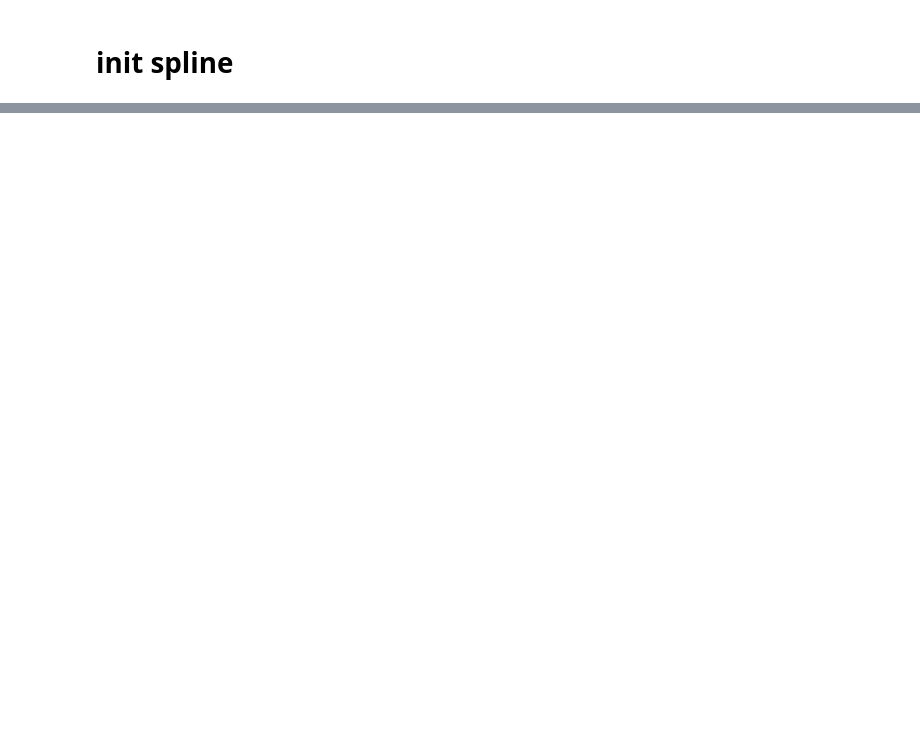
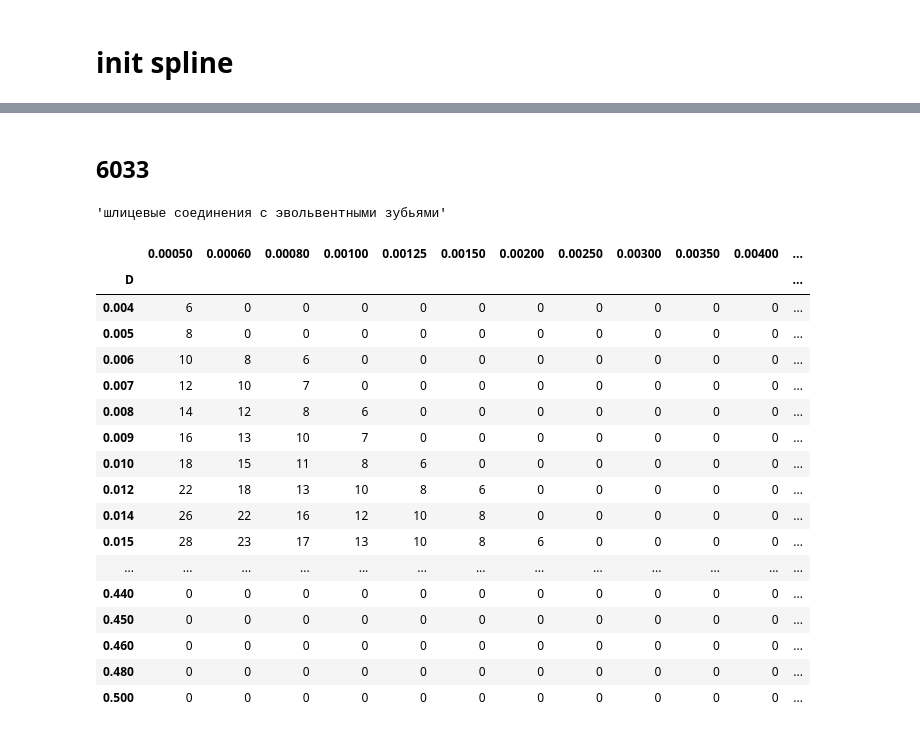
Before and after one commit to ParkhomenkoDV/spline, a Jupyter notebook: tutorial/spline.ipynb, the cells around one changed output, grey strips where cells are left out. Cells and saved outputs as stored; diff of their text form; code cells hidden in the pictures; blank space fills up the shorter version.

```diff
--- a/tutorial/spline.ipynb
+++ b/tutorial/spline.ipynb
@@ -41,0 +75,28 @@ spline_1139 = Spline(1139, )
+# %% [markdown]
+## 6033
+# %%
+STANDARDS['6033']['description']
+# %% [output]
+'шлицевые соединения с эвольвентными зубьями'
+# %%
+with pd.option_context("display.max_rows", 100, "display.max_columns", 20):
+    display(STANDARDS['6033']['standard'])
+# %% [output]
+|  | 0.00050 | 0.00060 | 0.00080 | 0.00100 | 0.00125 | 0.00150 | 0.00200 | 0.00250 | 0.00300 | 0.00350 | 0.00400 | ... |
+| D |  |  |  |  |  |  |  |  |  |  |  | ... |
+| 0.004 | 6 | 0 | 0 | 0 | 0 | 0 | 0 | 0 | 0 | 0 | 0 | ... |
+| 0.005 | 8 | 0 | 0 | 0 | 0 | 0 | 0 | 0 | 0 | 0 | 0 | ... |
+| 0.006 | 10 | 8 | 6 | 0 | 0 | 0 | 0 | 0 | 0 | 0 | 0 | ... |
+| 0.007 | 12 | 10 | 7 | 0 | 0 | 0 | 0 | 0 | 0 | 0 | 0 | ... |
+| 0.008 | 14 | 12 | 8 | 6 | 0 | 0 | 0 | 0 | 0 | 0 | 0 | ... |
+| 0.009 | 16 | 13 | 10 | 7 | 0 | 0 | 0 | 0 | 0 | 0 | 0 | ... |
+| 0.010 | 18 | 15 | 11 | 8 | 6 | 0 | 0 | 0 | 0 | 0 | 0 | ... |
+| 0.012 | 22 | 18 | 13 | 10 | 8 | 6 | 0 | 0 | 0 | 0 | 0 | ... |
+| 0.014 | 26 | 22 | 16 | 12 | 10 | 8 | 0 | 0 | 0 | 0 | 0 | ... |
+| 0.015 | 28 | 23 | 17 | 13 | 10 | 8 | 6 | 0 | 0 | 0 | 0 | ... |
+| ... | ... | ... | ... | ... | ... | ... | ... | ... | ... | ... | ... | ... |
+| 0.440 | 0 | 0 | 0 | 0 | 0 | 0 | 0 | 0 | 0 | 0 | 0 | ... |
+| 0.450 | 0 | 0 | 0 | 0 | 0 | 0 | 0 | 0 | 0 | 0 | 0 | ... |
+| 0.460 | 0 | 0 | 0 | 0 | 0 | 0 | 0 | 0 | 0 | 0 | 0 | ... |
+| 0.480 | 0 | 0 | 0 | 0 | 0 | 0 | 0 | 0 | 0 | 0 | 0 | ... |
+| 0.500 | 0 | 0 | 0 | 0 | 0 | 0 | 0 | 0 | 0 | 0 | 0 | ... |
```
Also changed, not shown: parts of 16 cells of this notebook, 1 other file.
